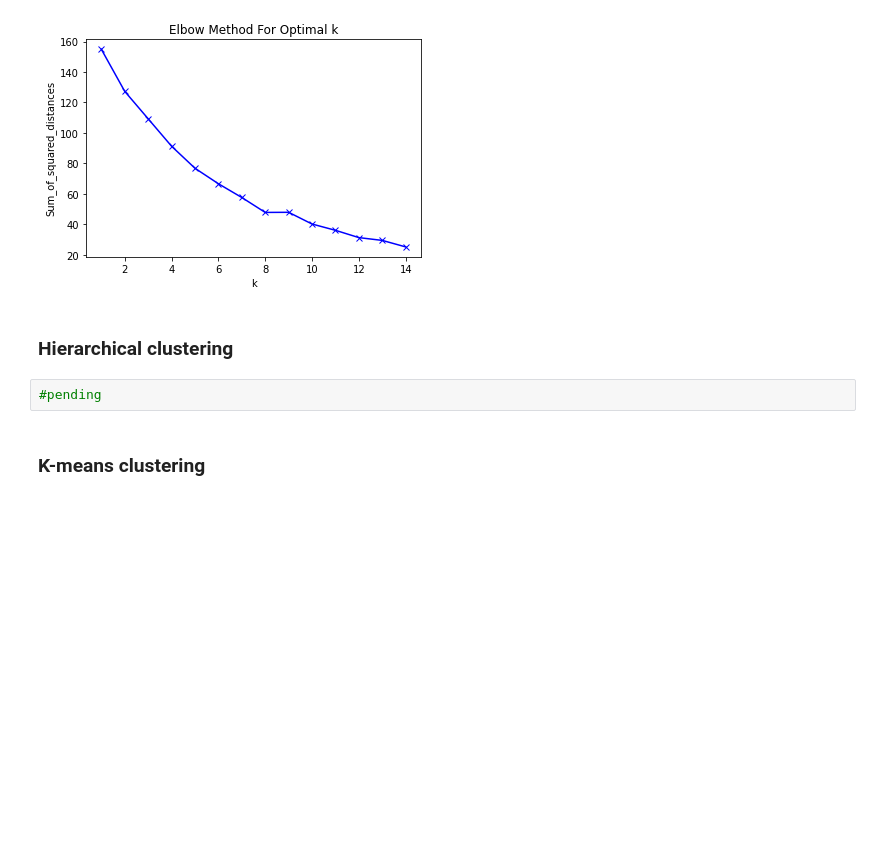
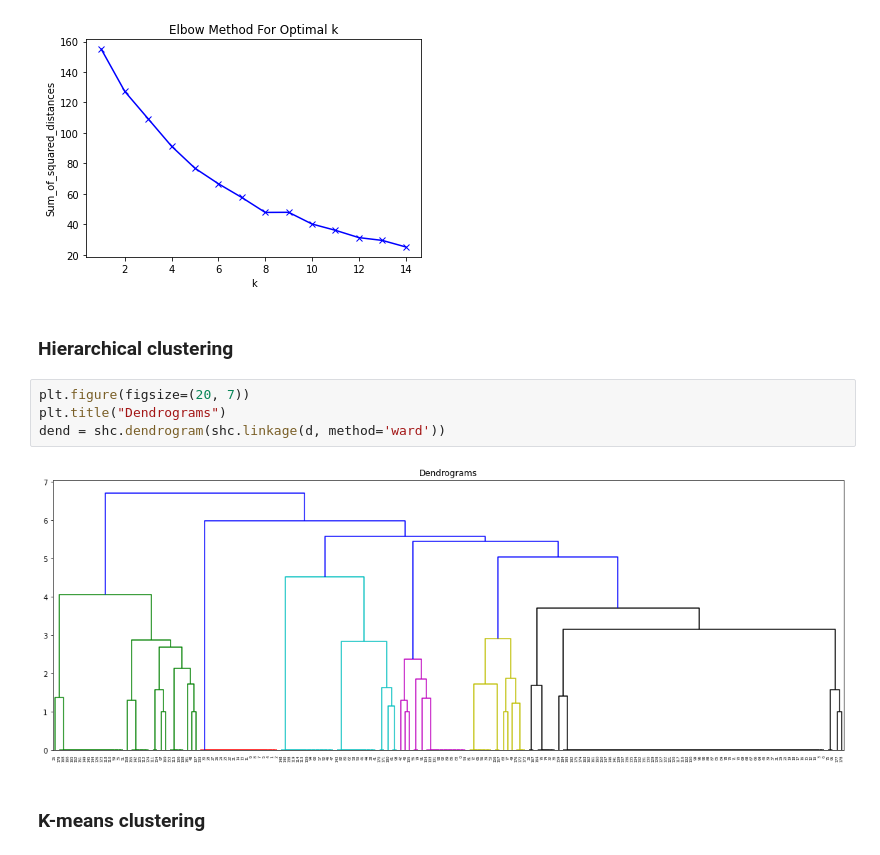
Before and after one commit to cmdelaserna/coronavirus, a Jupyter notebook: notebooks/Coronavirus Tracker analysis.ipynb, the cells around one changed output. Saved outputs shown, nothing was run; the diff lists cells and outputs as text; blank space fills up the shorter version.

```diff
--- a/notebooks/Coronavirus Tracker analysis.ipynb
+++ b/notebooks/Coronavirus Tracker analysis.ipynb
@@ -424,8 +424,12 @@ plt.show()
 [figure]
 # %% [markdown]
 ### Hierarchical clustering
-# %%
-#pending
+# %%
+plt.figure(figsize=(20, 7))
+plt.title("Dendrograms")
+dend = shc.dendrogram(shc.linkage(d, method='ward'))
+# %% [output]
+[figure, added]
 # %% [markdown]
 ### K-means clustering
 # %%
```
